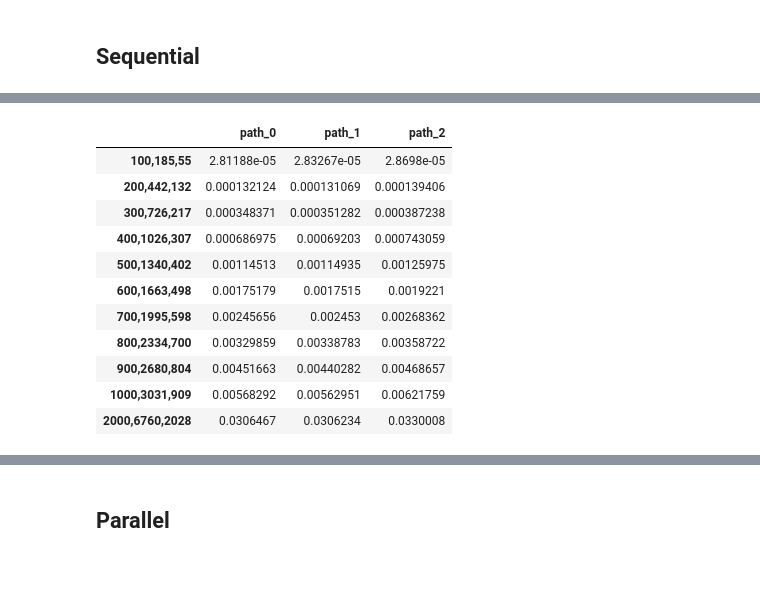
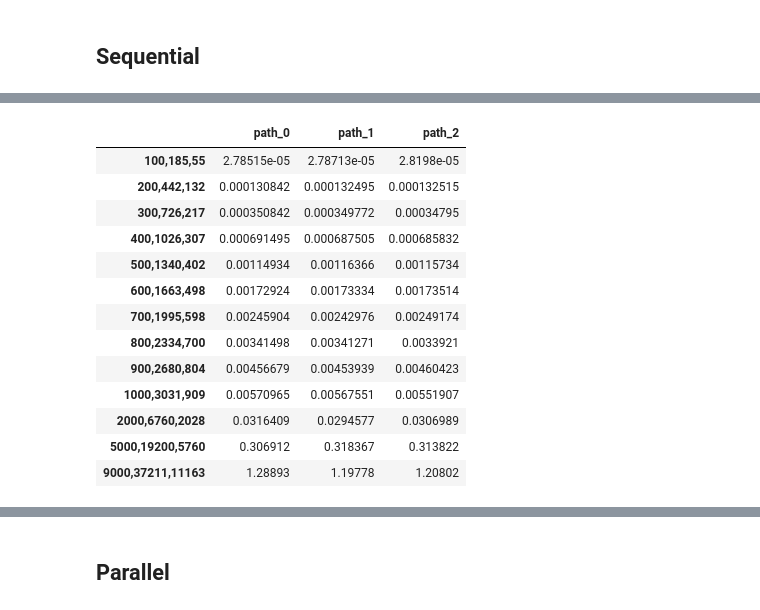
Before and after one commit to danif93/Genetic-Travelling-Salesman, a Jupyter notebook: code/python_dataAnalysis/read_files.ipynb, the cells around one changed output, grey strips where cells are left out. Saved outputs shown, nothing was run; the diff lists cells and outputs as text; code cells hidden in the pictures; blank space fills up the shorter version.

```diff
--- a/code/python_dataAnalysis/read_files.ipynb
+++ b/code/python_dataAnalysis/read_files.ipynb
@@ -267,0 +300,3 @@ plt.title("Parallel MPI Approach Convergence - Percentage Average");
+# %%
+path = "../results/total/phase2/parallelMPI"
+files = sorted(os.listdir(path))
@@ -315,16 +396,18 @@ df_gen
 # %%
-df_path = fill_dataFrame_detailed(path,pathFiles)
-df_path
+df_path_seq = fill_dataFrame_detailed(path,pathFiles)
+df_path_seq
 # %% [output]
 |  | path_0 | path_1 | path_2 |
-| 100,185,55 | 2.81188e-05 | 2.83267e-05 | 2.8698e-05 |
-| 200,442,132 | 0.000132124 | 0.000131069 | 0.000139406 |
-| 300,726,217 | 0.000348371 | 0.000351282 | 0.000387238 |
-| 400,1026,307 | 0.000686975 | 0.00069203 | 0.000743059 |
-| 500,1340,402 | 0.00114513 | 0.00114935 | 0.00125975 |
-| 600,1663,498 | 0.00175179 | 0.0017515 | 0.0019221 |
-| 700,1995,598 | 0.00245656 | 0.002453 | 0.00268362 |
-| 800,2334,700 | 0.00329859 | 0.00338783 | 0.00358722 |
-| 900,2680,804 | 0.00451663 | 0.00440282 | 0.00468657 |
-| 1000,3031,909 | 0.00568292 | 0.00562951 | 0.00621759 |
-| 2000,6760,2028 | 0.0306467 | 0.0306234 | 0.0330008 |
+| 100,185,55 | 2.78515e-05 | 2.78713e-05 | 2.8198e-05 |
+| 200,442,132 | 0.000130842 | 0.000132495 | 0.000132515 |
+| 300,726,217 | 0.000350842 | 0.000349772 | 0.00034795 |
+| 400,1026,307 | 0.000691495 | 0.000687505 | 0.000685832 |
+| 500,1340,402 | 0.00114934 | 0.00116366 | 0.00115734 |
+| 600,1663,498 | 0.00172924 | 0.00173334 | 0.00173514 |
+| 700,1995,598 | 0.00245904 | 0.00242976 | 0.00249174 |
+| 800,2334,700 | 0.00341498 | 0.00341271 | 0.0033921 |
+| 900,2680,804 | 0.00456679 | 0.00453939 | 0.00460423 |
+| 1000,3031,909 | 0.00570965 | 0.00567551 | 0.00551907 |
+| 2000,6760,2028 | 0.0316409 | 0.0294577 | 0.0306989 |
+| 5000,19200,5760 | 0.306912 | 0.318367 | 0.313822 |
+| 9000,37211,11163 | 1.28893 | 1.19778 | 1.20802 |
```
Also changed, not shown: parts of 51 cells of this notebook, 44 other files.
